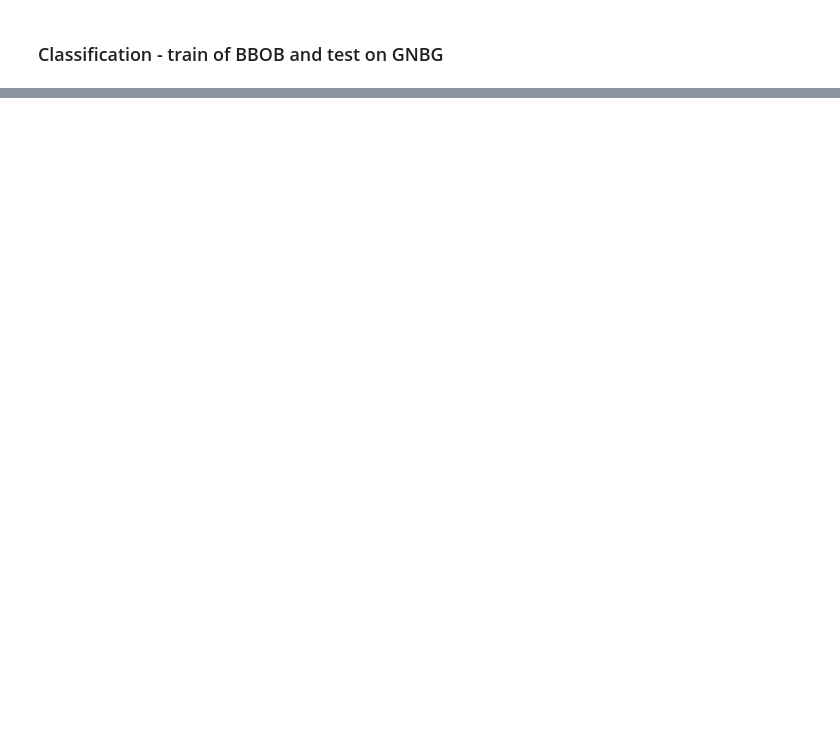
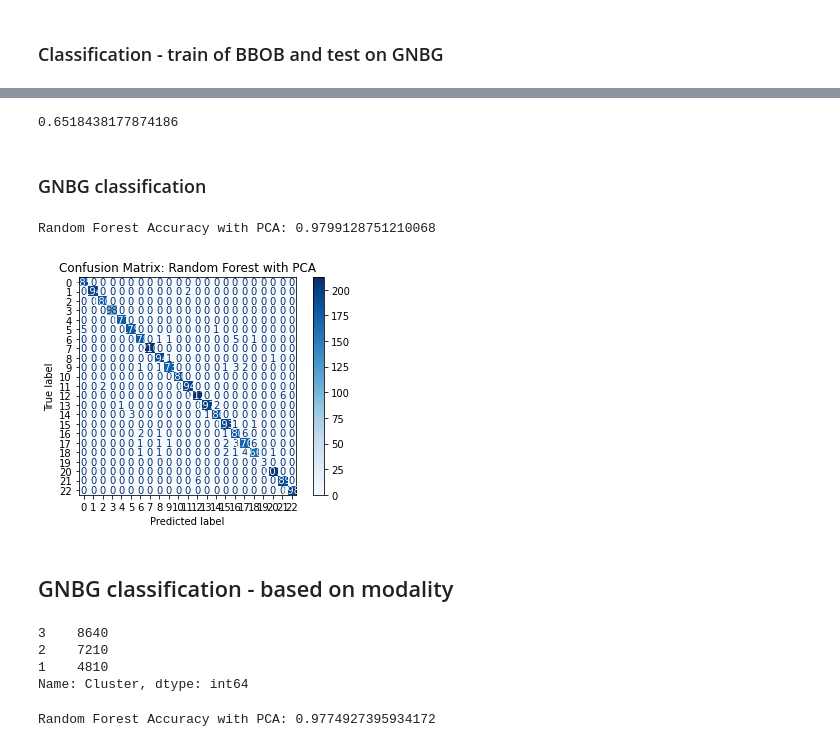
Before and after one commit to Blacked1234/evolutionary_alg, a Jupyter notebook: gnbr_bbob_class.ipynb, the cells around one changed output, grey strips where cells are left out. Drawn from its saved outputs; the diff is of its cells as text; code cells hidden in the pictures; blank space fills up the shorter version.

Commit message:
add bgnb classification

```diff
--- a/gnbr_bbob_class.ipynb
+++ b/gnbr_bbob_class.ipynb
@@ -400,0 +412,52 @@ df_train_1
+# %%
+rf_classifier = RandomForestClassifier(n_estimators=100, random_state=42)
+
+rf_classifier.fit(X_train_2, y_train_2)
+y_pred = rf_classifier.predict(X_test)
+
+accuracy = accuracy_score(y_test, y_pred)
+
+accuracy
+# %% [output]
+0.6518438177874186
+# %% [markdown]
+### GNBG classification
+# %%
+df_train = gnbr_data_df #whole set of GNBR - we want to test whether it is possible to map between BBOB and GNBG
+df_train = df_train[~df_train.isin([np.inf, -np.inf]).any(axis=1)]
+df_train = df_train.dropna()
+X = df_train[selected_features_2] #defined previously
+y = df_train['Function']
+
+# df_test = bbob_data_df #whole set of BBOB - we want to test whether it is possible to map between BBOB and GNBG
+# df_test = df_test[~df_test.isin([np.inf, -np.inf]).any(axis=1)]
+# df_test = df_test.dropna()
+# X_test = df_test[selected_features_2] #defined previously
+# y_test = df_test['Function']
+# %%
+scaler = StandardScaler()
+X_scaled = scaler.fit_transform(X)
+
+pca = PCA(n_components=10)
+X_pca = pca.fit_transform(X_scaled)
+
+X_train_pca, X_test_pca, y_train, y_test = train_test_split(X_pca, y, test_size=0.2, random_state=42)
+
+rf_classifier_pca = RandomForestClassifier(n_estimators=100, random_state=42)
+rf_classifier_pca.fit(X_train_pca, y_train)
+
+y_pred_pca = rf_classifier_pca.predict(X_test_pca)
+accuracy_pca = accuracy_score(y_test, y_pred_pca)
+print(f"Random Forest Accuracy with PCA: {accuracy_pca}")
+# %% [output]
+Random Forest Accuracy with PCA: 0.9799128751210068
+# %%
+cm = confusion_matrix(y_test, y_pred_pca)
+disp = ConfusionMatrixDisplay(confusion_matrix=cm)
+disp.plot(cmap=plt.cm.Blues)
+plt.title("Confusion Matrix: Random Forest with PCA")
+plt.show()
+# %% [output]
+[figure, added]
+# %% [markdown]
+## GNBG classification - based on modality
@@ -400,0 +500,24 @@ df_train_1
+# %%
+y.value_counts()
+# %% [output]
+3    8640
+2    7210
+1    4810
+Name: Cluster, dtype: int64
+# %%
+scaler = StandardScaler()
+X_scaled = scaler.fit_transform(X)
+
+pca = PCA(n_components=10)
+X_pca = pca.fit_transform(X_scaled)
+
+X_train_pca, X_test_pca, y_train, y_test = train_test_split(X_pca, y, test_size=0.2, random_state=42)
+
+rf_classifier_pca = RandomForestClassifier(n_estimators=100, random_state=42)
+rf_classifier_pca.fit(X_train_pca, y_train)
+
+y_pred_pca = rf_classifier_pca.predict(X_test_pca)
+accuracy_pca = accuracy_score(y_test, y_pred_pca)
+print(f"Random Forest Accuracy with PCA: {accuracy_pca}")
+# %% [output]
+Random Forest Accuracy with PCA: 0.9774927395934172
```
Also changed, not shown: parts of 22 cells of this notebook.
